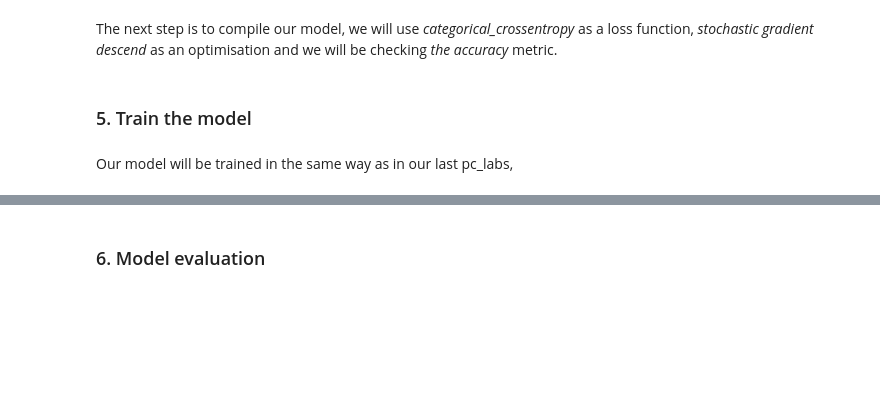
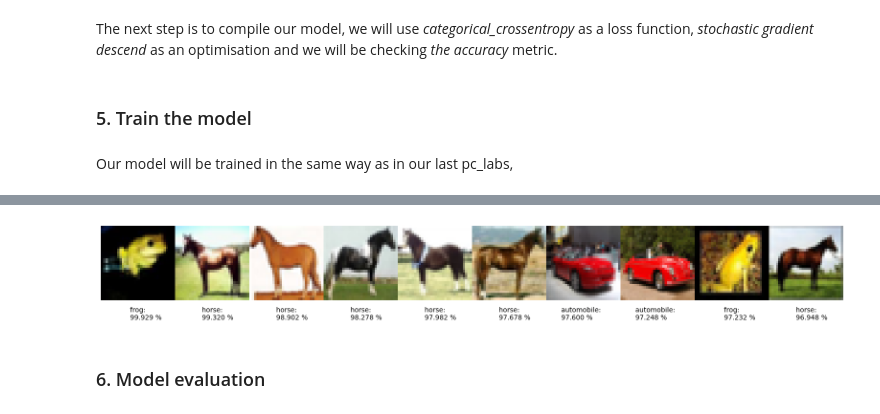
Before and after one commit to LouisB4455/MPA_MLF_Louis_BONNIER, a Jupyter notebook: Ex_06.ipynb, the cells around one changed output, grey strips where cells are left out. Drawn from its saved outputs; the diff is of its cells as text; code cells hidden in the pictures; blank space fills up the shorter version.

```diff
--- a/Ex_06.ipynb
+++ b/Ex_06.ipynb
@@ -159,0 +252,3 @@ Epoch 50/50
+# %%
+show_the_best_predictions(improved_model, X_test, y_test)
+# %% [output]
@@ -160,3 +256,4 @@ Epoch 50/50
+[figure, added]
 # %% [markdown]
 ### 6. Model evaluation
 # %%
```
Also changed, not shown: parts of 15 cells of this notebook.
